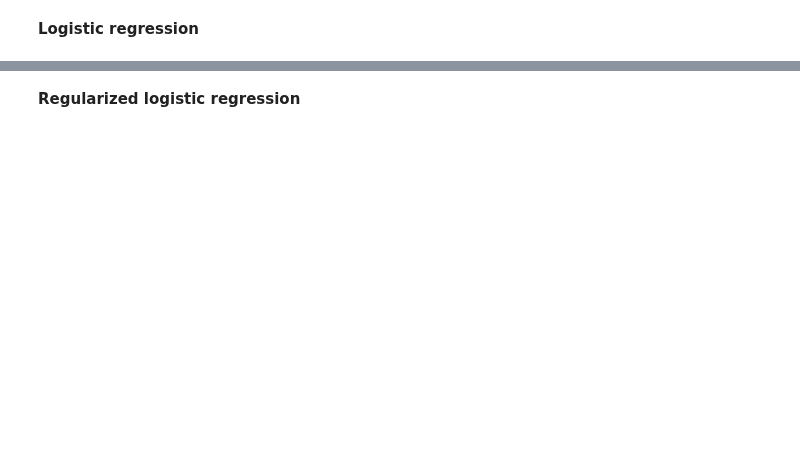
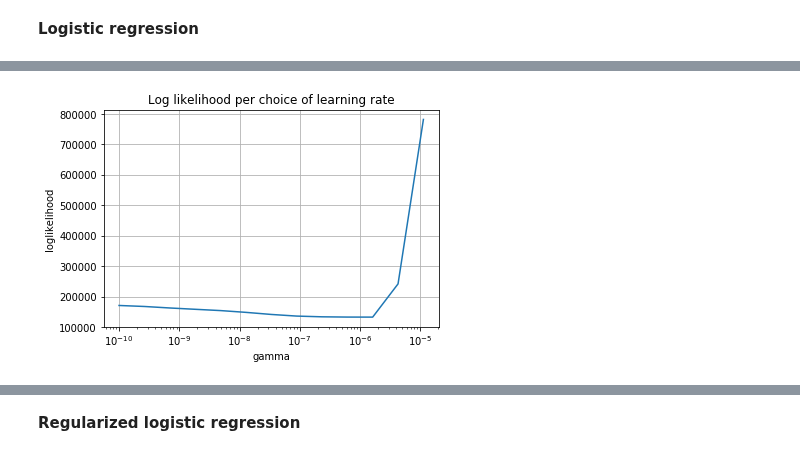
Before and after one commit to cschneuw/Machine-learning-Project-2019, a Jupyter notebook: scripts/project1.ipynb, the cells around one changed output, grey strips where cells are left out. Saved outputs shown, nothing was run; the diff lists cells and outputs as text; code cells hidden in the pictures; blank space fills up the shorter version.

```diff
--- a/scripts/project1.ipynb
+++ b/scripts/project1.ipynb
@@ -294,13 +305,14 @@ KeyboardInterrupt:
 # %%
 #plot the losses per gamma used
 fig, ax = plt.subplots()
 ax.semilogx(gammas, losses_lr)
 
 ax.set(xlabel='gamma', ylabel='loglikelihood',
        title='Log likelihood per choice of learning rate')
 ax.grid()
-ax.set_ylim([0, 40000])
 plt.show()
+# %% [output]
+[figure, added]
 # %%
 idx = np.nanargmin(losses_lr)
 
```
Also changed, not shown: parts of 21 cells of this notebook.
